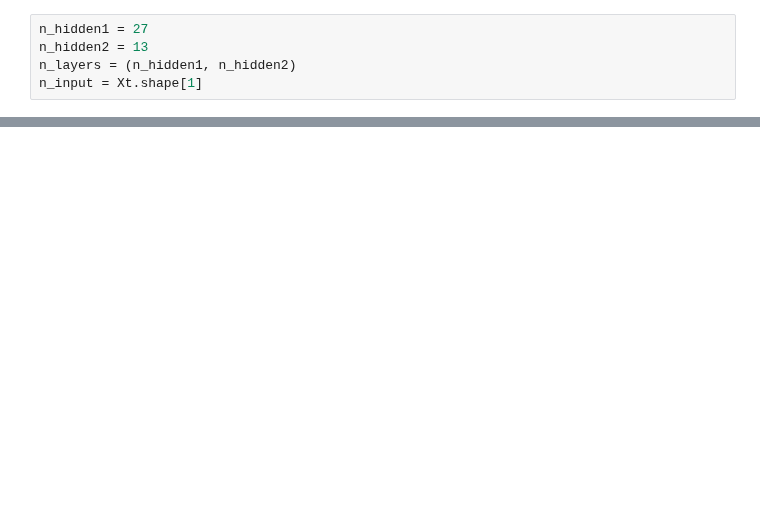
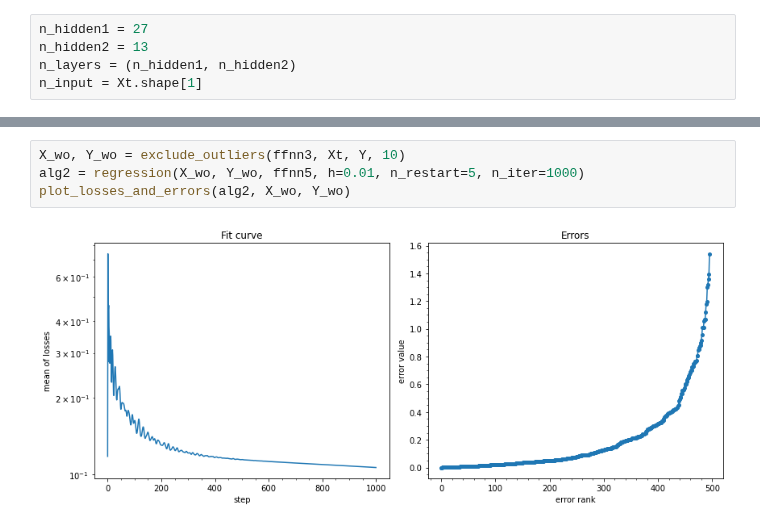
Before and after one commit to intellimath/mlgrad, a Jupyter notebook: examples/isnn2019_nn_boston.ipynb, the cells around one changed output, grey strips where cells are left out. Saved outputs shown, nothing was run; the diff lists cells and outputs as text; blank space fills up the shorter version.

```diff
--- a/examples/isnn2019_nn_boston.ipynb
+++ b/examples/isnn2019_nn_boston.ipynb
@@ -98,2 +97,8 @@ plot_losses_and_errors(alg_fg2, Xt, Y)
+# %%
+X_wo, Y_wo = exclude_outliers(ffnn3, Xt, Y, 10)
+alg2 = regression(X_wo, Y_wo, ffnn5, h=0.01, n_restart=5, n_iter=1000)
+plot_losses_and_errors(alg2, X_wo, Y_wo)
+# %% [output]
+[figure, added]
 # %%
 b=0.05
```
Also changed, not shown: parts of 9 cells of this notebook, 24 other files.
